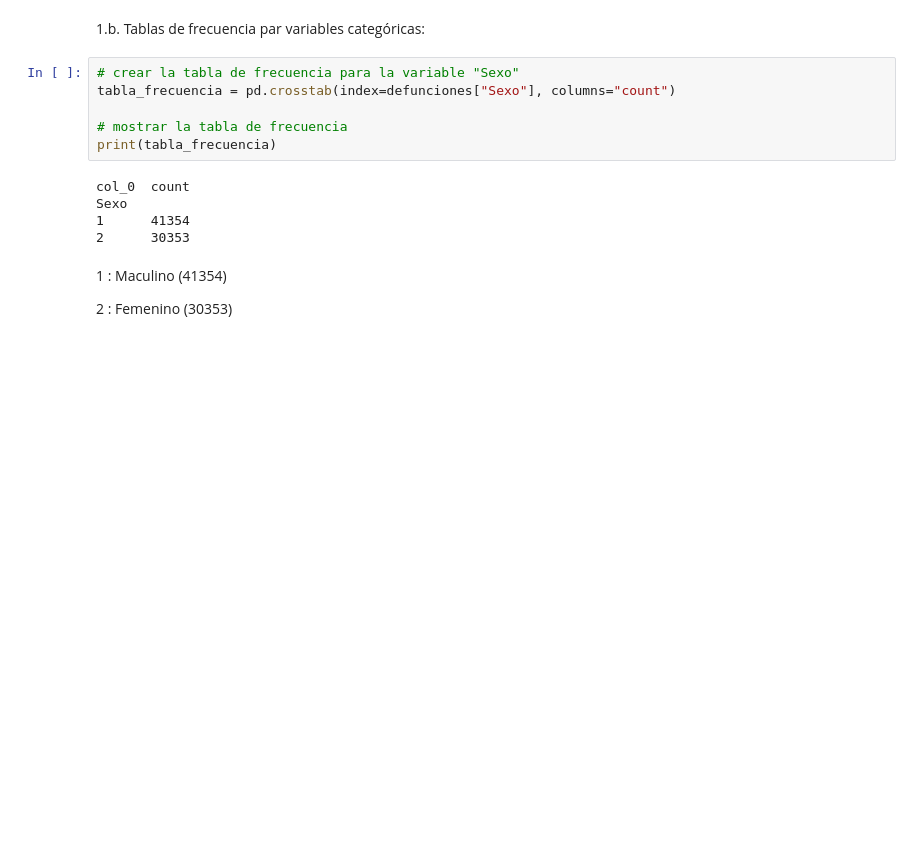
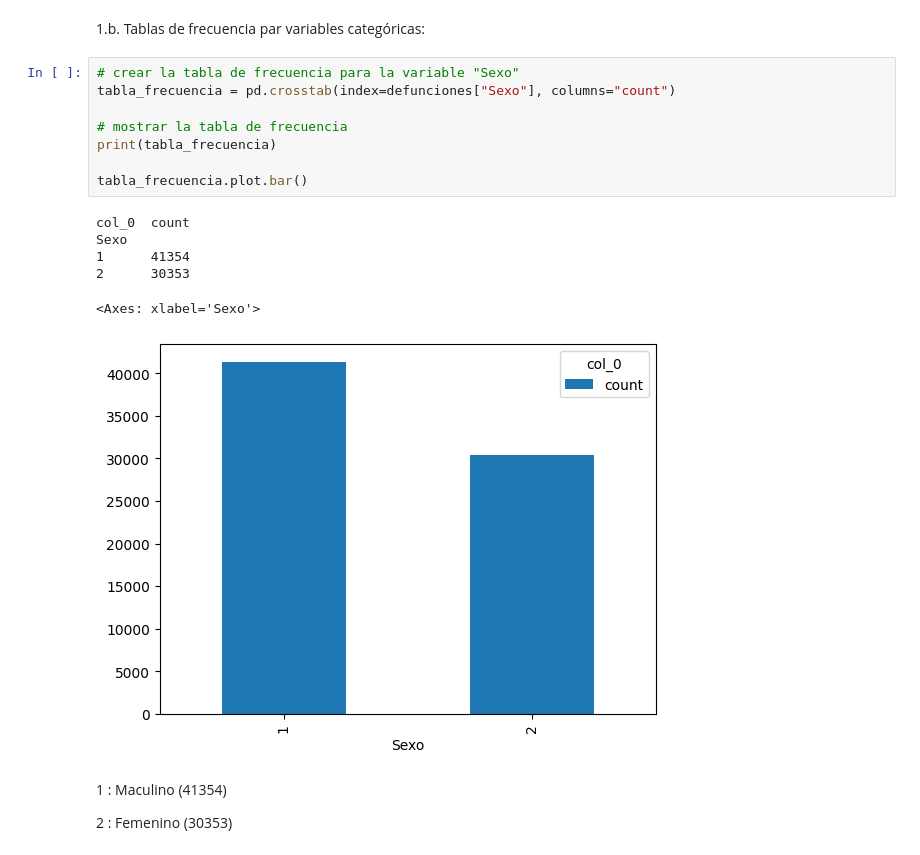
Before and after one commit to cayomol01/Proyecto1MD, a Jupyter notebook: proyecto.ipynb, the cells around one changed output. Saved outputs shown, nothing was run; the diff lists cells and outputs as text; blank space fills up the shorter version.

```diff
--- a/proyecto.ipynb
+++ b/proyecto.ipynb
@@ -733,14 +735,18 @@ La variable no sigue una distribución normal
 # %%
 # crear la tabla de frecuencia para la variable "Sexo"
 tabla_frecuencia = pd.crosstab(index=defunciones["Sexo"], columns="count")
 
 # mostrar la tabla de frecuencia
 print(tabla_frecuencia)
+
+tabla_frecuencia.plot.bar()
 # %% [output]
 col_0  count
 Sexo
 1      41354
 2      30353
+<Axes: xlabel='Sexo'>
+[figure, added]
 # %% [markdown]
 1 : Maculino (41354)
 
```
Also changed, not shown: parts of 15 cells of this notebook.
